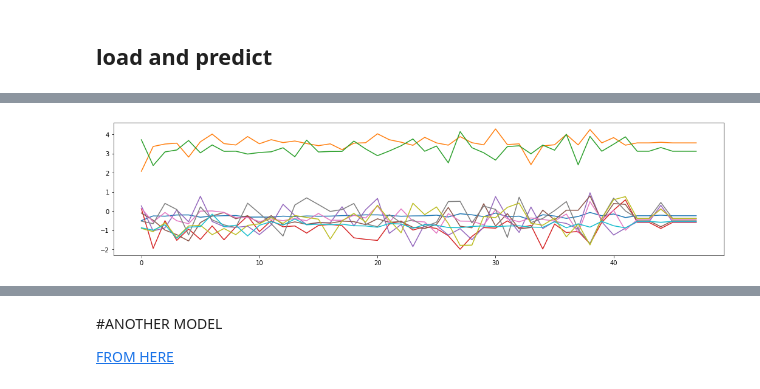
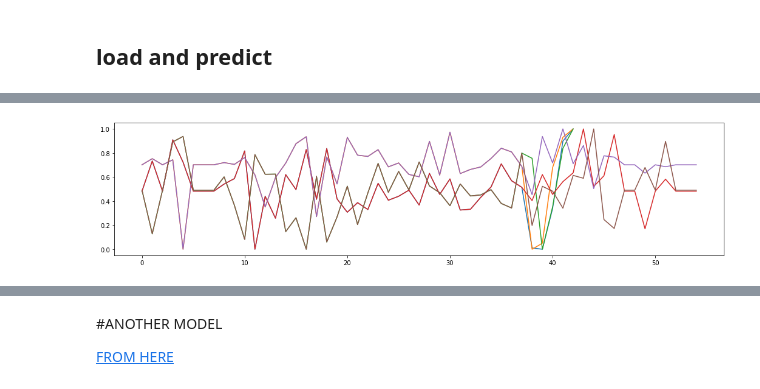
Before and after one commit to dcolinmorgan/prediction, a Jupyter notebook: LTRC_TS_LSTM.ipynb, the cells around one changed output, grey strips where cells are left out. Drawn from its saved outputs; the diff is of its cells as text; code cells hidden in the pictures.

```diff
--- a/LTRC_TS_LSTM.ipynb
+++ b/LTRC_TS_LSTM.ipynb
@@ -474,4 +473,4 @@ plt.show()
 ## load and predict
 # %%
 from keras.models import load_model
-model = load_model('drive/MyDrive/LARGE_PANDA/model_output/CASE.h')
+model = load_model('drive/MyDrive/LARGE_PANDA/model_output/CASE'+timestr+'.h')
@@ -484,17 +494,21 @@ model = load_model('drive/MyDrive/LARGE_PANDA/model_output/CASE.h')
 # batch=[]
 pred_list = []
 # batch = train_y[-n_input:].reshape((1, n_input, t2data.shape[1]))
-n_input=6
+# n_input=5
 ##subset
 # train = train
 # scaler = MinMaxScaler()
 # scaler.fit(train)
 # train = scaler.transform(train)
 # batch = train_y[-n_input:].reshape((1, n_input, train.shape[1]))
-batch = train_y[-n_input:].reshape((1, n_input, t2data.shape[1]))
+##worked nicely
+# batch = train_y[-n_input:].reshape((1, n_input, t2data.shape[1]))
+
+batch = testX[-look_back:,:,:]#testX[-look_back:].reshape((look_back, look_back, t2data.shape[1]))
+
 
 # batch=batch.T
-for i in range(n_input):
+for i in range(look_back+1):
   # print(batch[0,1:,:])
   pred_list.append(model.predict(batch))#[0])  ## comment T then uncomment
   batch = np.append(batch[0,1:,:],pred_list[i],axis=0)
@@ -517 +529,18 @@ print(pd.DataFrame(np.squeeze(pred_list)))
+# %%
+pred_list=pd.DataFrame(np.concatenate((pred_list[1:])))
+# %%
+# scaler = MinMaxScaler(feature_range=(0, 1))
+# t2data = scaler.fit_transform(t2data)
+pred_list = scaler.fit_transform(pred_list)
+
+# train = scaler.inverse_transform(train)
+# pred=pd.DataFrame(train)[::-1]
+# pred=pd.DataFrame(trainA)
+pred=pd.DataFrame(train).append(pd.DataFrame(pred_list))
+pred=pred.reset_index()
+del pred['index']
+
+# trainY = scaler.inverse_transform([trainX])
+# testPredict = scaler.inverse_transform(testPredict)
+# testY = scaler.inverse_transform([testX])
 # %%
@@ -546,8 +565,9 @@ del pred['index']
 # %%
 plt.figure(figsize=(18, 4))
-w=plt.plot(pred.iloc[:,0:10])
+w=plt.plot(pred.iloc[:,0:3])
+w=plt.plot(t2data[:,0:3])
 # %% [output]
-[figure, old version]
+[figure, new version]
 # %%
 plt.figure(figsize=(18, 4))
 plt.plot(t2data[::-1][6:54])
```
Also changed, not shown: parts of 52 cells of this notebook.
